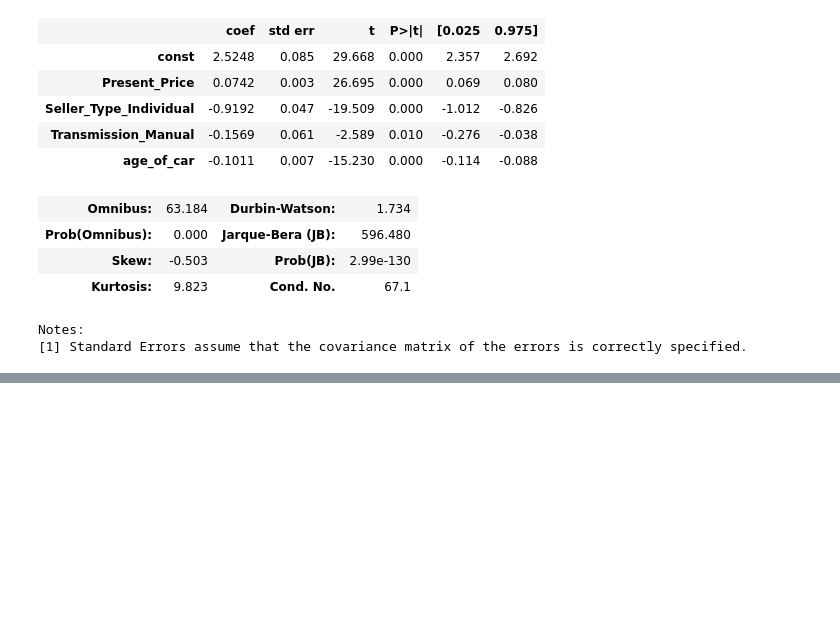
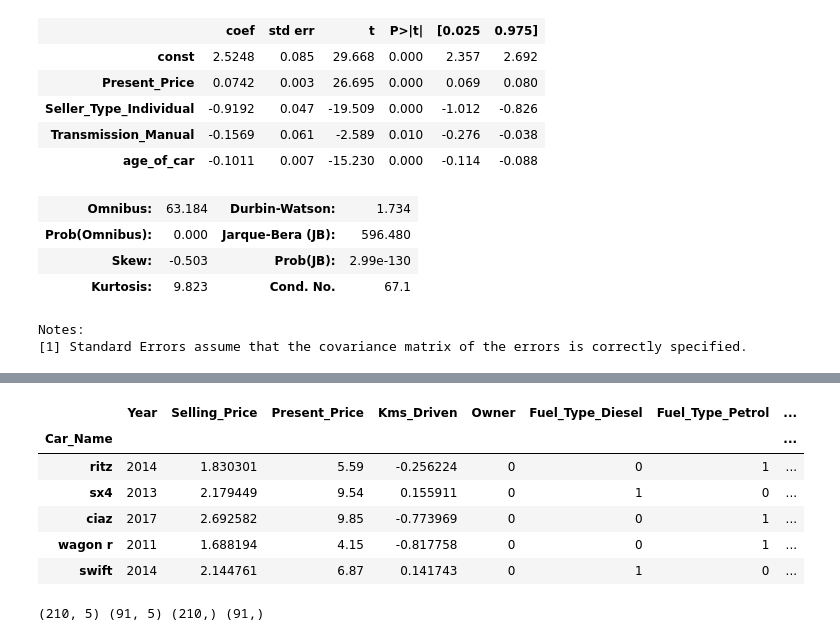
Before and after one commit to Sivadasan2/Car-price-Prediction---OLS-Statistic-method, a Jupyter notebook: Car price Prediction - OLS Statistic method.ipynb, the cells around one changed output, grey strips where cells are left out. Cells and saved outputs as stored; diff of their text form; code cells hidden in the pictures; blank space fills up the shorter version.

```diff
--- a/Car price Prediction - OLS Statistic method.ipynb
+++ b/Car price Prediction - OLS Statistic method.ipynb
@@ -402,0 +413,10 @@ Notes:
+# %%
+df_encoaded.head()
+# %% [output]
+|  | Year | Selling_Price | Present_Price | Kms_Driven | Owner | Fuel_Type_Diesel | Fuel_Type_Petrol | ... |
+| Car_Name |  |  |  |  |  |  |  | ... |
+| ritz | 2014 | 1.830301 | 5.59 | -0.256224 | 0 | 0 | 1 | ... |
+| sx4 | 2013 | 2.179449 | 9.54 | 0.155911 | 0 | 1 | 0 | ... |
+| ciaz | 2017 | 2.692582 | 9.85 | -0.773969 | 0 | 0 | 1 | ... |
+| wagon r | 2011 | 1.688194 | 4.15 | -0.817758 | 0 | 0 | 1 | ... |
+| swift | 2014 | 2.144761 | 6.87 | 0.141743 | 0 | 1 | 0 | ... |
@@ -402,0 +430,4 @@ Notes:
+# %%
+print(X_train.shape, X_test.shape, y_train.shape, y_test.shape )
+# %% [output]
+(210, 5) (91, 5) (210,) (91,)
```
Also changed, not shown: parts of 7 cells of this notebook.
